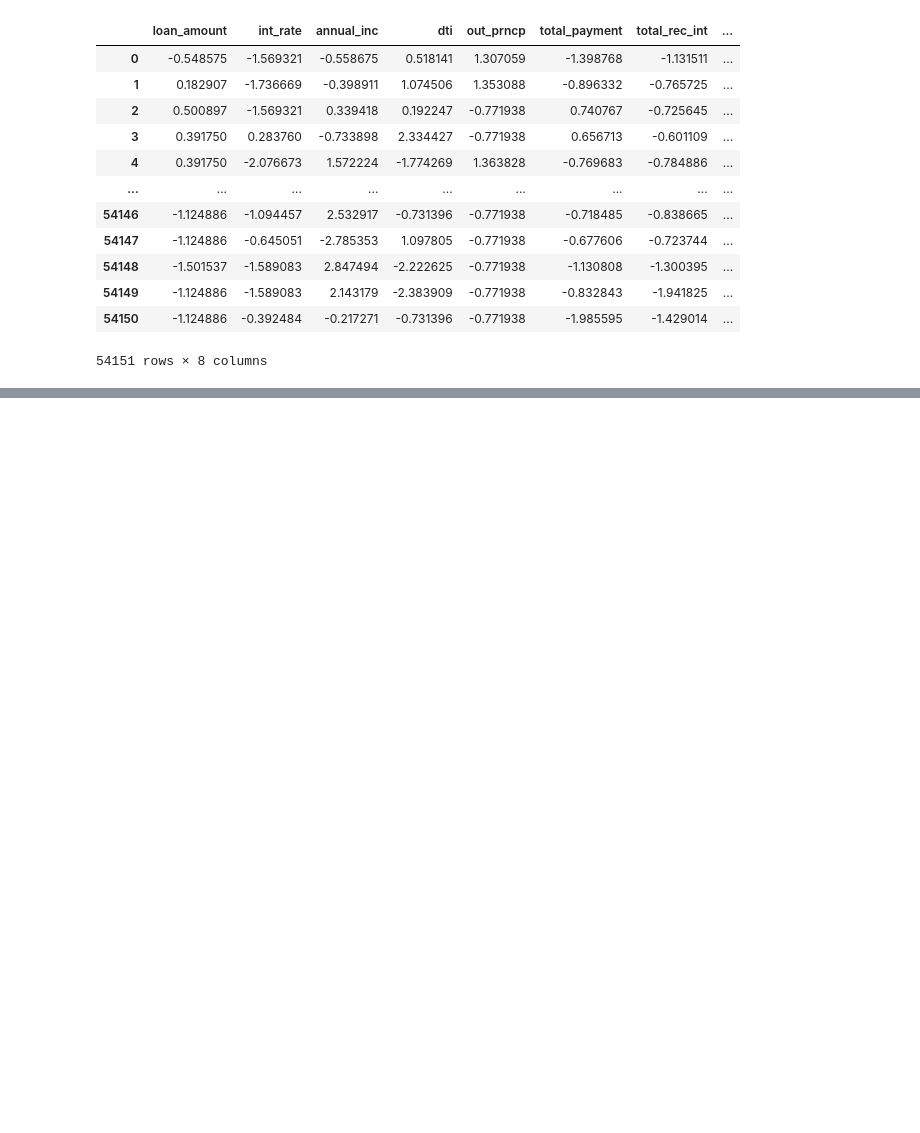
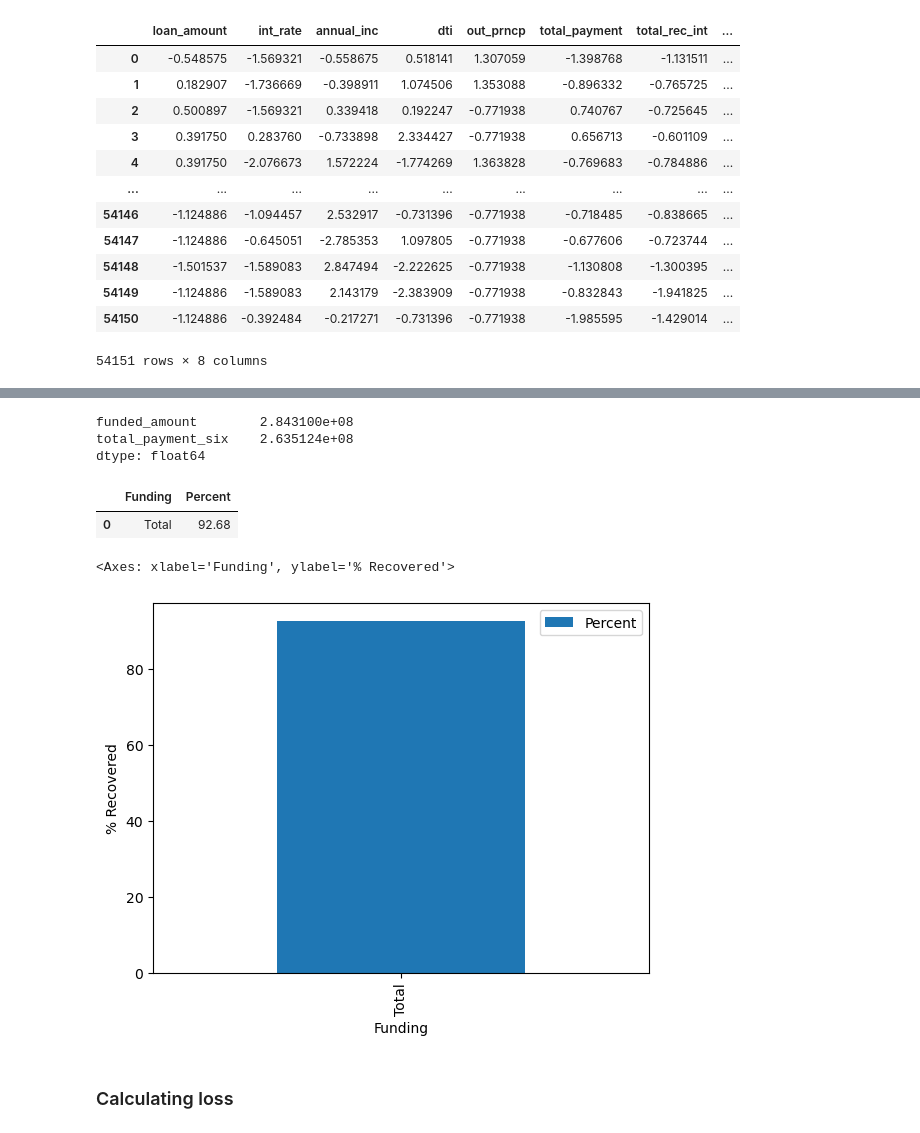
Before and after one commit to ebirien/exploratory-data-analysis---customer-loans-in-finance565, a Jupyter notebook: eda.ipynb, the cells around one changed output, grey strips where cells are left out. Cells and saved outputs as stored; diff of their text form; code cells hidden in the pictures; blank space fills up the shorter version.

```diff
--- a/eda.ipynb
+++ b/eda.ipynb
@@ -425,0 +509,4 @@ df_yeojon.drop(correlated_columns, axis=1)
+# %%
+#
+df_cur['total_payment_six'] = df_cur['total_payment'] + 6.0 * df_cur['instalment']
+df_cur
@@ -425,0 +527,29 @@ df_yeojon.drop(correlated_columns, axis=1)
+# %%
+# Sums of values for for calculation of percentage of total amount recovered up to 6 months' in the future.
+cur_sum = df_cur[['funded_amount', 'total_payment_six']].sum()
+cur_sum
+# %% [output]
+funded_amount        2.843100e+08
+total_payment_six    2.635124e+08
+dtype: float64
+# %%
+# Calculate percentage of total amount recovered  up to 6 months' in the future.
+pct_total_rec = round(100 * cur_sum.total_payment_six/cur_sum.funded_amount, 2)
+
+data = {'Funding': ['Total'],
+        'Percent': [pct_total_rec]}
+
+# Create a Pandas DataFrame
+df = pd.DataFrame(data)
+display(df)
+# %% [output]
+|  | Funding | Percent |
+| 0 | Total | 92.68 |
+# %%
+# Plotting graph to visualise percentage of loans recovered against the investor funding and the total amount funded.
+df.plot(x="Funding", y="Percent", kind="bar", ylabel="% Recovered")
+# %% [output]
+<Axes: xlabel='Funding', ylabel='% Recovered'>
+[figure, added]
+# %% [markdown]
+### Calculating loss
```
Also changed, not shown: parts of 46 cells of this notebook.
